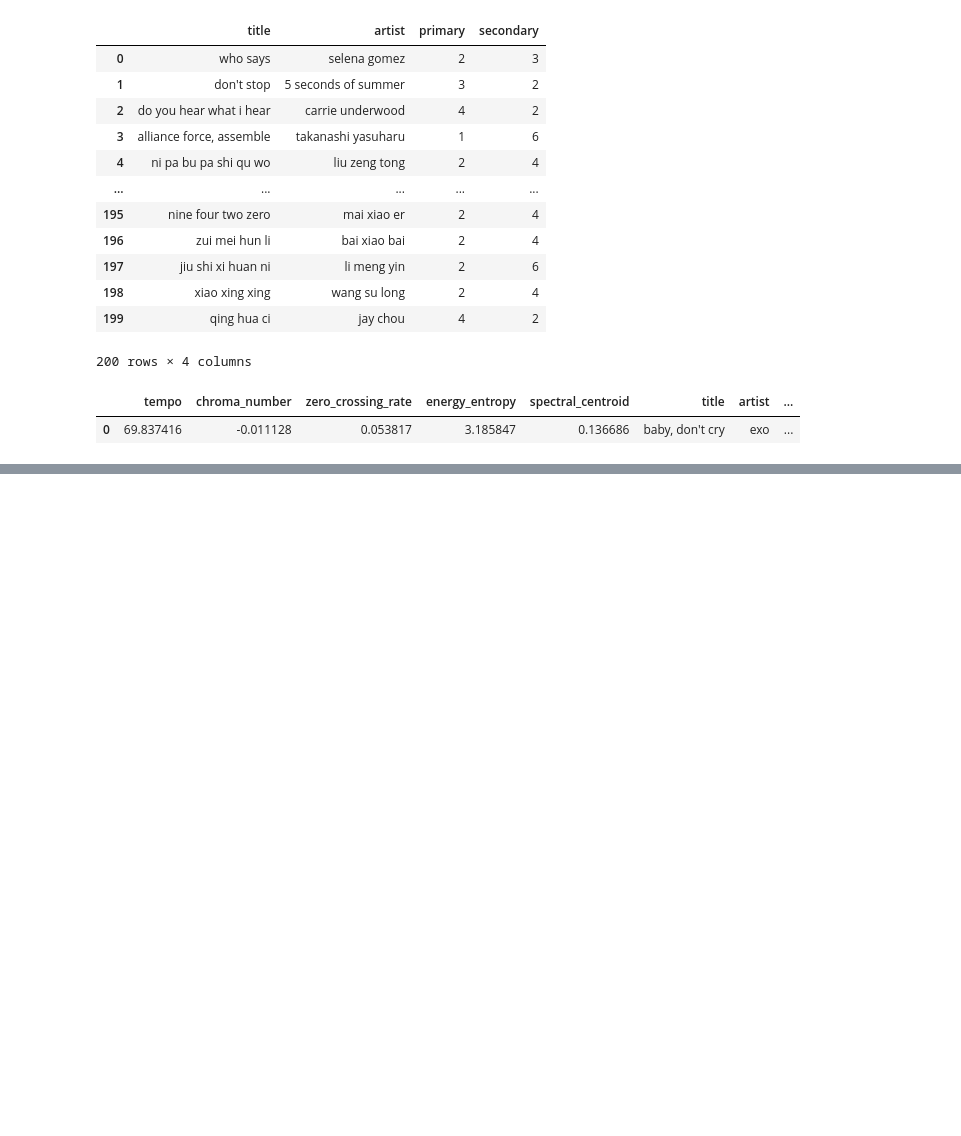
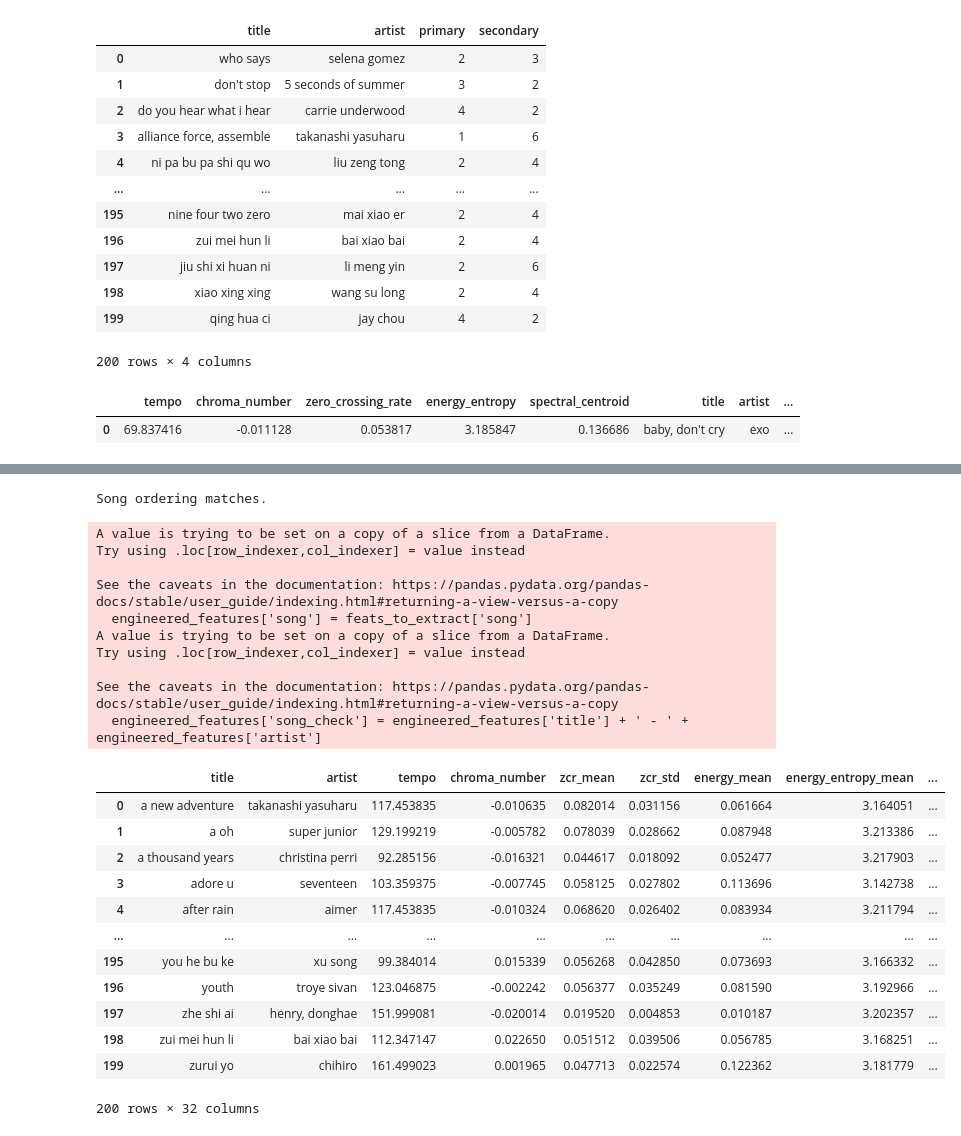
Before and after one commit to sherleywang/moody_playlist, a Jupyter notebook: music/feature_extraction.ipynb, the cells around one changed output, grey strips where cells are left out. Cells and saved outputs as stored; diff of their text form; code cells hidden in the pictures; blank space fills up the shorter version.

Commit message:
created engineered features and removed notebook checkpoint folders

```diff
--- a/music/feature_extraction.ipynb
+++ b/music/feature_extraction.ipynb
@@ -219,3 +221,64 @@ if not existing_raw:
 else:
     all_raw = pd.concat([prev_raw, new_raw], ignore_index = True)
     all_raw.to_csv("../data/raw_features.csv", header = True, index = False)
+# %%
+# feature engineering
+feat_names_df = pd.read_csv("../data/nn_feature_names.csv")
+current_features = pd.read_csv("../data/features.csv")
+feats_to_extract = pd.read_csv("../data/nn_features.csv")
+engineered_features = current_features[['title', 'artist', 'tempo', 'chroma_number']]
+
+# check that the ordering of songs is the same
+engineered_features['song'] = feats_to_extract['song']
+engineered_features['song_check'] = engineered_features['title'] + ' - ' + engineered_features['artist']
+if engineered_features['song'].equals(engineered_features['song_check']):
+    print ("Song ordering matches.")
+    engineered_features = engineered_features.drop(columns = ['song', 'song_check'])
+else:
+    print ("Song ordering DOES NOT match.")
+
+# add or remove additional features
+feat_names_list = feat_names_df['0'].to_list()
+# selected 28 total features based on distribution boxplots by primary mood
+selected_feats = ['zcr_mean', 'zcr_std', 'energy_mean', 'energy_entropy_mean', 'spectral_centroid_mean',
+                  'spectral_spread_mean', 'spectral_entropy_mean', 'mfcc_2_mean', 'mfcc_5_mean', 'mfcc_6_mean',
+                  'spectral_centroid_std', 'spectral_entropy_std', 'spectral_spread_std', 'chroma_7_std',
+                  'delta chroma_2_std', 'delta chroma_3_std', 'delta chroma_9_std', 'delta chroma_std_std',
+                  'delta energy_std', 'delta mfcc_1_std', 'delta mfcc_3_std', 'delta mfcc_13_std',
+                  'delta spectral_centroid_std', 'delta spectral_entropy_std', 'delta spectral_flux_std',
+                  'delta spectral_spread_std']
+for feat in selected_feats:
+    engineered_features[feat] = feats_to_extract.iloc[:, feat_names_list.index(feat)]
+
+# add mood labels to the final features dataframe
+engineered_features['primary'] = current_features['primary']
+engineered_features['secondary'] = current_features['secondary']
+
+# save the engineered features
+engineered_features.to_csv("../data/engineered_features.csv", header = True, index = False)
+engineered_features
+# %% [output]
+Song ordering matches.
+A value is trying to be set on a copy of a slice from a DataFrame.
+Try using .loc[row_indexer,col_indexer] = value instead
+
+See the caveats in the documentation: https://pandas.pydata.org/pandas-docs/stable/user_guide/indexing.html#returning-a-view-versus-a-copy
+  engineered_features['song'] = feats_to_extract['song']
+A value is trying to be set on a copy of a slice from a DataFrame.
+Try using .loc[row_indexer,col_indexer] = value instead
+
+See the caveats in the documentation: https://pandas.pydata.org/pandas-docs/stable/user_guide/indexing.html#returning-a-view-versus-a-copy
+  engineered_features['song_check'] = engineered_features['title'] + ' - ' + engineered_features['artist']
+|  | title | artist | tempo | chroma_number | zcr_mean | zcr_std | energy_mean | energy_entropy_mean | ... |
+| 0 | a new adventure | takanashi yasuharu | 117.453835 | -0.010635 | 0.082014 | 0.031156 | 0.061664 | 3.164051 | ... |
+| 1 | a oh | super junior | 129.199219 | -0.005782 | 0.078039 | 0.028662 | 0.087948 | 3.213386 | ... |
+| 2 | a thousand years | christina perri | 92.285156 | -0.016321 | 0.044617 | 0.018092 | 0.052477 | 3.217903 | ... |
+| 3 | adore u | seventeen | 103.359375 | -0.007745 | 0.058125 | 0.027802 | 0.113696 | 3.142738 | ... |
+| 4 | after rain | aimer | 117.453835 | -0.010324 | 0.068620 | 0.026402 | 0.083934 | 3.211794 | ... |
+| ... | ... | ... | ... | ... | ... | ... | ... | ... | ... |
+| 195 | you he bu ke | xu song | 99.384014 | 0.015339 | 0.056268 | 0.042850 | 0.073693 | 3.166332 | ... |
+| 196 | youth | troye sivan | 123.046875 | -0.002242 | 0.056377 | 0.035249 | 0.081590 | 3.192966 | ... |
+| 197 | zhe shi ai | henry, donghae | 151.999081 | -0.020014 | 0.019520 | 0.004853 | 0.010187 | 3.202357 | ... |
+| 198 | zui mei hun li | bai xiao bai | 112.347147 | 0.022650 | 0.051512 | 0.039506 | 0.056785 | 3.168251 | ... |
+| 199 | zurui yo | chihiro | 161.499023 | 0.001965 | 0.047713 | 0.022574 | 0.122362 | 3.181779 | ... |
+200 rows × 32 columns
```
Also changed, not shown: parts of 4 cells of this notebook, 4 other files.
